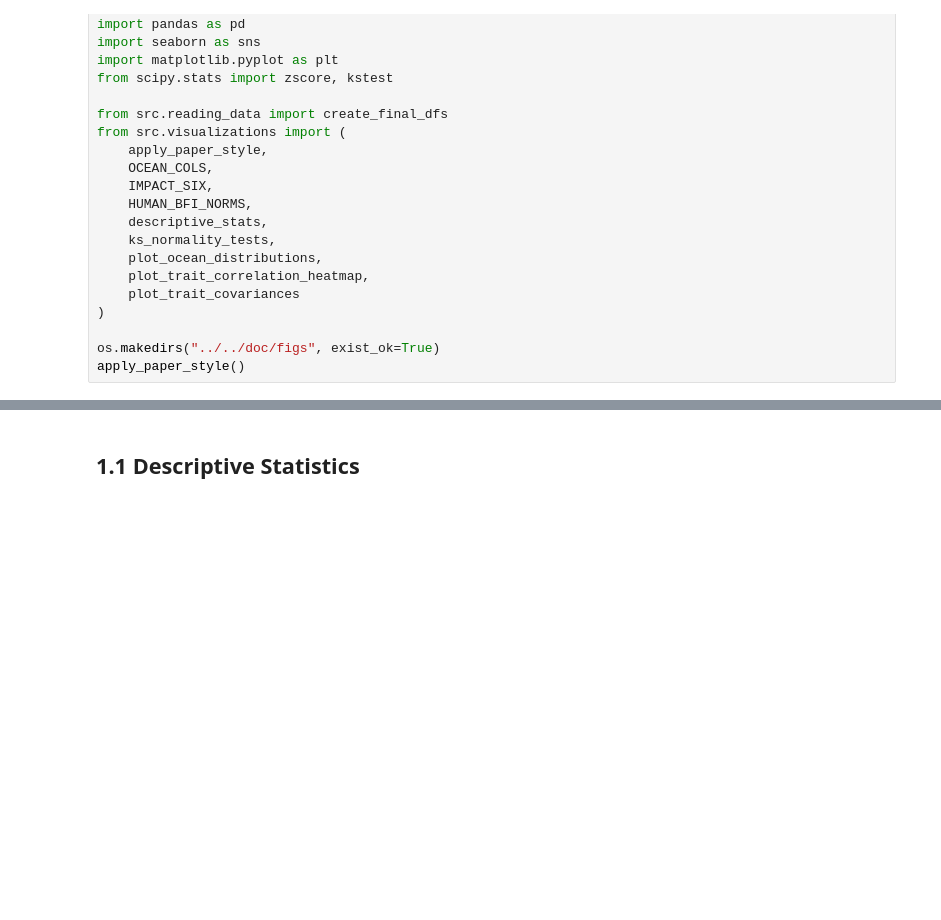
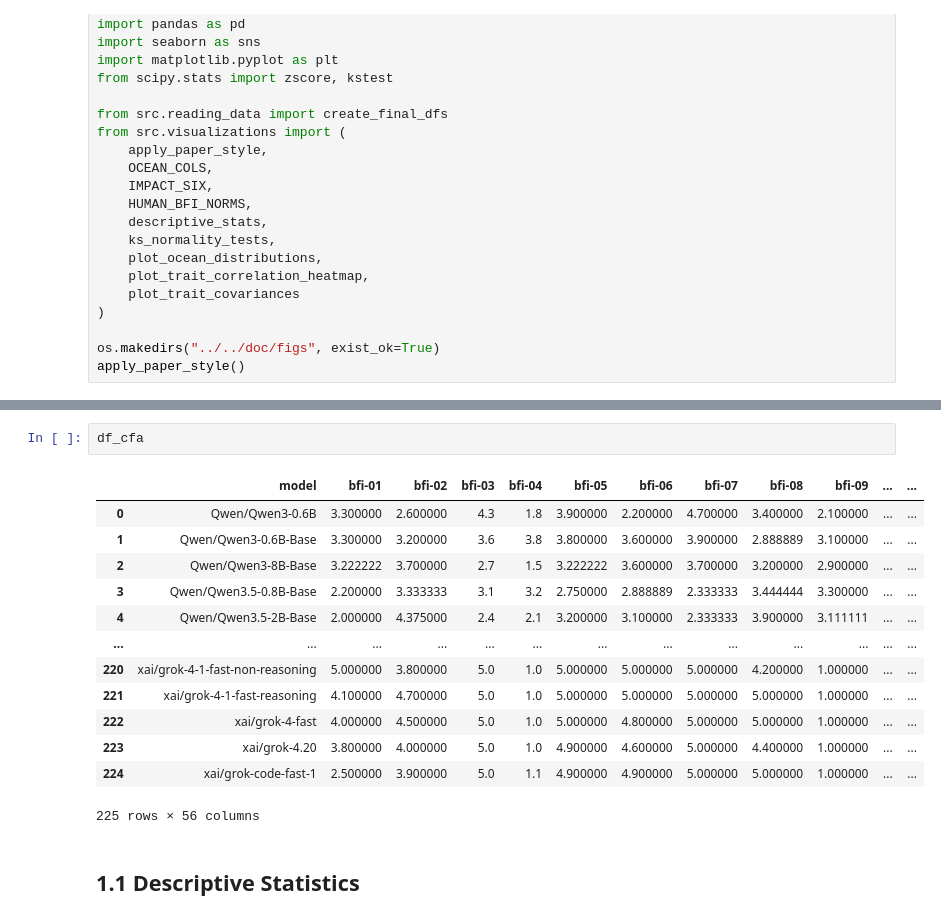
Before and after one commit to ellisalicante/BigFive-LLM-Evaluation, a Jupyter notebook: exp/03_large_scale_administration/eval_norms.ipynb, the cells around one changed output, grey strips where cells are left out. Drawn from its saved outputs; the diff is of its cells as text; blank space fills up the shorter version.

```diff
--- a/exp/03_large_scale_administration/eval_norms.ipynb
+++ b/exp/03_large_scale_administration/eval_norms.ipynb
@@ -41,3 +59,19 @@ df_lmm:      (96933, 11)
+# %%
+df_cfa
+# %% [output]
+|  | model | bfi-01 | bfi-02 | bfi-03 | bfi-04 | bfi-05 | bfi-06 | bfi-07 | bfi-08 | bfi-09 | ... | ... |
+| 0 | Qwen/Qwen3-0.6B | 3.300000 | 2.600000 | 4.3 | 1.8 | 3.900000 | 2.200000 | 4.700000 | 3.400000 | 2.100000 | ... | ... |
+| 1 | Qwen/Qwen3-0.6B-Base | 3.300000 | 3.200000 | 3.6 | 3.8 | 3.800000 | 3.600000 | 3.900000 | 2.888889 | 3.100000 | ... | ... |
+| 2 | Qwen/Qwen3-8B-Base | 3.222222 | 3.700000 | 2.7 | 1.5 | 3.222222 | 3.600000 | 3.700000 | 3.200000 | 2.900000 | ... | ... |
+| 3 | Qwen/Qwen3.5-0.8B-Base | 2.200000 | 3.333333 | 3.1 | 3.2 | 2.750000 | 2.888889 | 2.333333 | 3.444444 | 3.300000 | ... | ... |
+| 4 | Qwen/Qwen3.5-2B-Base | 2.000000 | 4.375000 | 2.4 | 2.1 | 3.200000 | 3.100000 | 2.333333 | 3.900000 | 3.111111 | ... | ... |
+| ... | ... | ... | ... | ... | ... | ... | ... | ... | ... | ... | ... | ... |
+| 220 | xai/grok-4-1-fast-non-reasoning | 5.000000 | 3.800000 | 5.0 | 1.0 | 5.000000 | 5.000000 | 5.000000 | 4.200000 | 1.000000 | ... | ... |
+| 221 | xai/grok-4-1-fast-reasoning | 4.100000 | 4.700000 | 5.0 | 1.0 | 5.000000 | 5.000000 | 5.000000 | 5.000000 | 1.000000 | ... | ... |
+| 222 | xai/grok-4-fast | 4.000000 | 4.500000 | 5.0 | 1.0 | 5.000000 | 4.800000 | 5.000000 | 5.000000 | 1.000000 | ... | ... |
+| 223 | xai/grok-4.20 | 3.800000 | 4.000000 | 5.0 | 1.0 | 4.900000 | 4.600000 | 5.000000 | 4.400000 | 1.000000 | ... | ... |
+| 224 | xai/grok-code-fast-1 | 2.500000 | 3.900000 | 5.0 | 1.1 | 4.900000 | 4.900000 | 5.000000 | 5.000000 | 1.000000 | ... | ... |
+225 rows × 56 columns
 # %% [markdown]
 ## 1.1 Descriptive Statistics
 # %%
```
Also changed, not shown: parts of 12 cells of this notebook.
